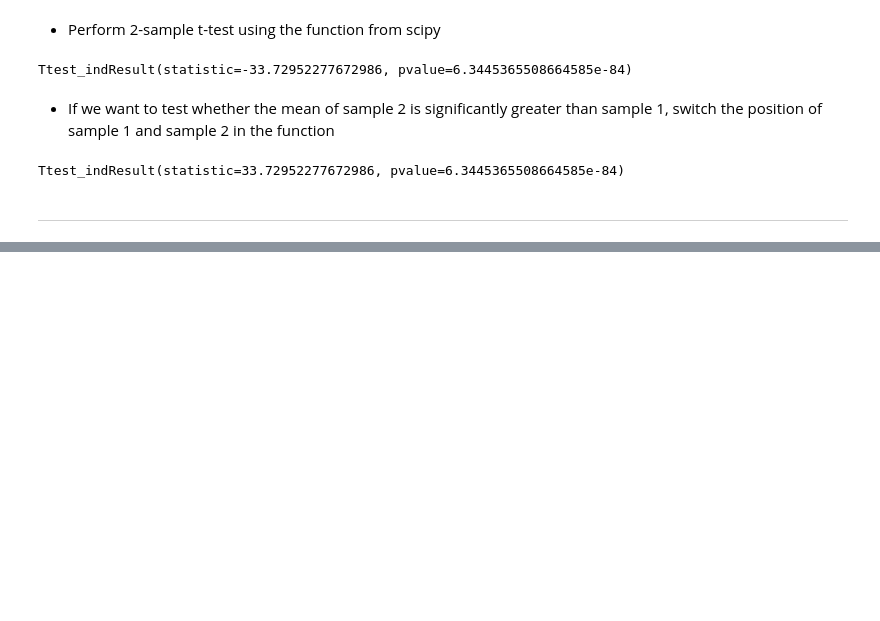
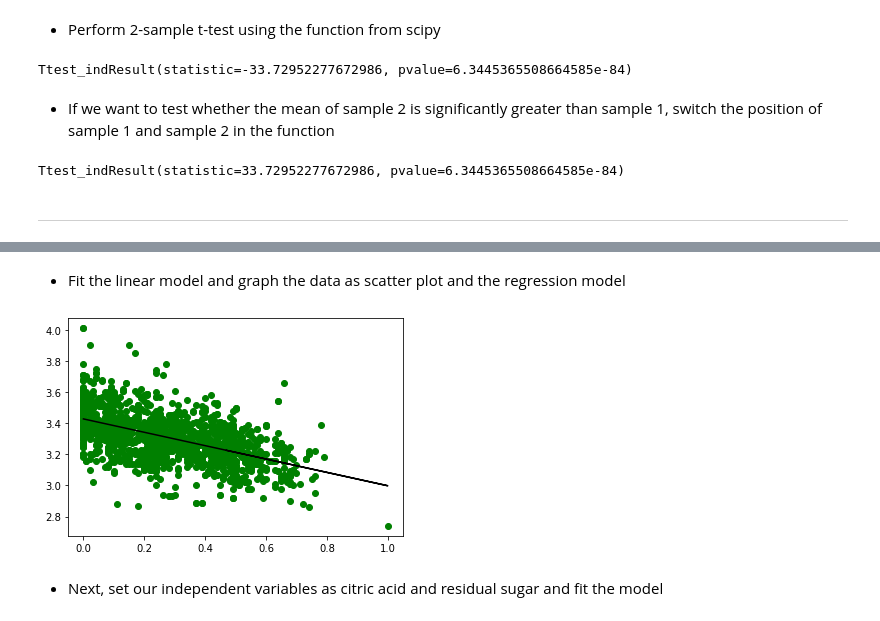
Before and after one commit to samyon7/Statistics-Python, a Jupyter notebook: Work_9/work_9-1.ipynb, the cells around one changed output, grey strips where cells are left out. Drawn from its saved outputs; the diff is of its cells as text; code cells hidden in the pictures; blank space fills up the shorter version.

```diff
--- a/Work_9/work_9-1.ipynb
+++ b/Work_9/work_9-1.ipynb
@@ -486,0 +512,12 @@ Ttest_indResult(statistic=33.72952277672986, pvalue=6.3445365508664585e-84)
+# %% [markdown]
+- Fit the linear model and graph the data as scatter plot and the regression model
+# %%
+model = lm.LinearRegression()
+model.fit(x,y)
+plt.scatter(x,y,color='g')
+plt.plot(x, model.predict(x),color='k')
+plt.show()
+# %% [output]
+[figure, added]
+# %% [markdown]
+- Next, set our independent variables as citric acid and residual sugar and fit the model
```
Also changed, not shown: parts of 27 cells of this notebook.
